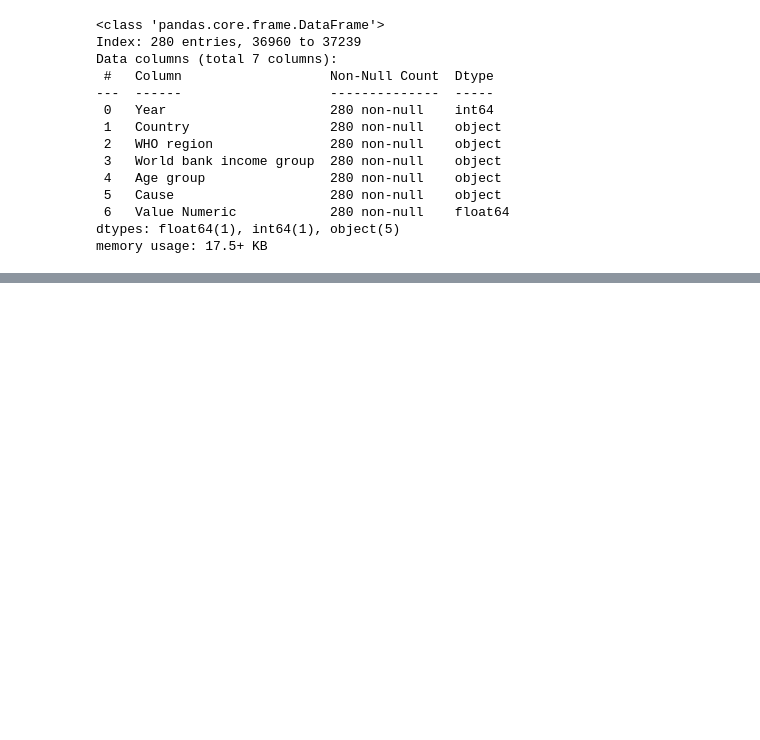
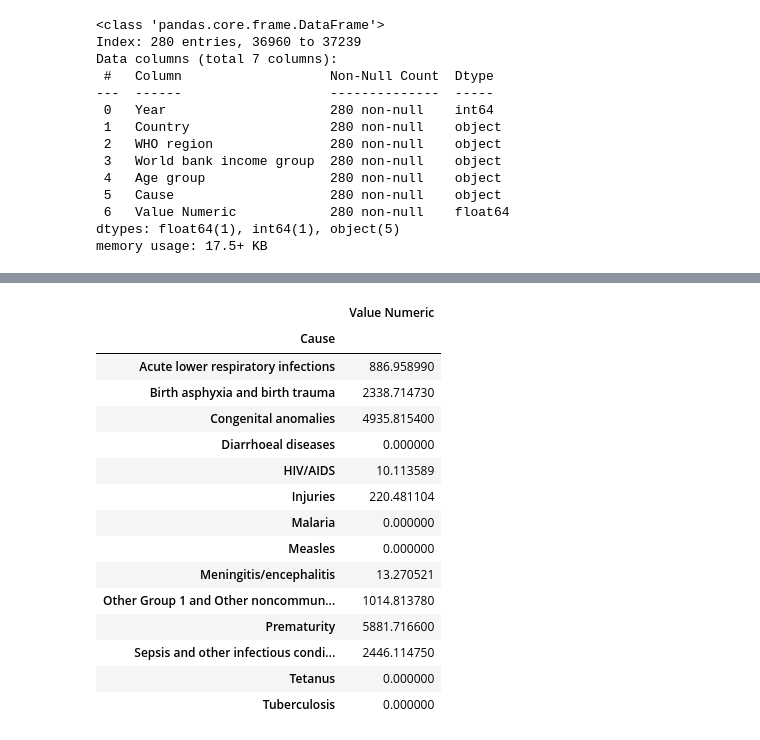
Before and after one commit to jariel17/illness-in-one-year-babies-analysis, a Jupyter notebook: notebooks/01-data-loading.ipynb, the cells around one changed output, grey strips where cells are left out. Cells and saved outputs as stored; diff of their text form; code cells hidden in the pictures; blank space fills up the shorter version.

Commit message:
Add analysis of causes in Panama

```diff
--- a/notebooks/01-data-loading.ipynb
+++ b/notebooks/01-data-loading.ipynb
@@ -258,0 +267,27 @@ memory usage: 2.9+ MB
+# %%
+(
+    panama_df
+    .drop('Year', axis=1)
+    .drop('Country', axis=1)
+    .drop('WHO region', axis=1)
+    .drop('World bank income group', axis=1)
+    .drop('Age group', axis=1)
+    .groupby('Cause').sum()
+ )
+# %% [output]
+|  | Value Numeric |
+| Cause |  |
+| Acute lower respiratory infections | 886.958990 |
+| Birth asphyxia and birth trauma | 2338.714730 |
+| Congenital anomalies | 4935.815400 |
+| Diarrhoeal diseases | 0.000000 |
+| HIV/AIDS | 10.113589 |
+| Injuries | 220.481104 |
+| Malaria | 0.000000 |
+| Measles | 0.000000 |
+| Meningitis/encephalitis | 13.270521 |
+| Other Group 1 and Other noncommun... | 1014.813780 |
+| Prematurity | 5881.716600 |
+| Sepsis and other infectious condi... | 2446.114750 |
+| Tetanus | 0.000000 |
+| Tuberculosis | 0.000000 |
```
Also changed, not shown: parts of 3 cells of this notebook.
